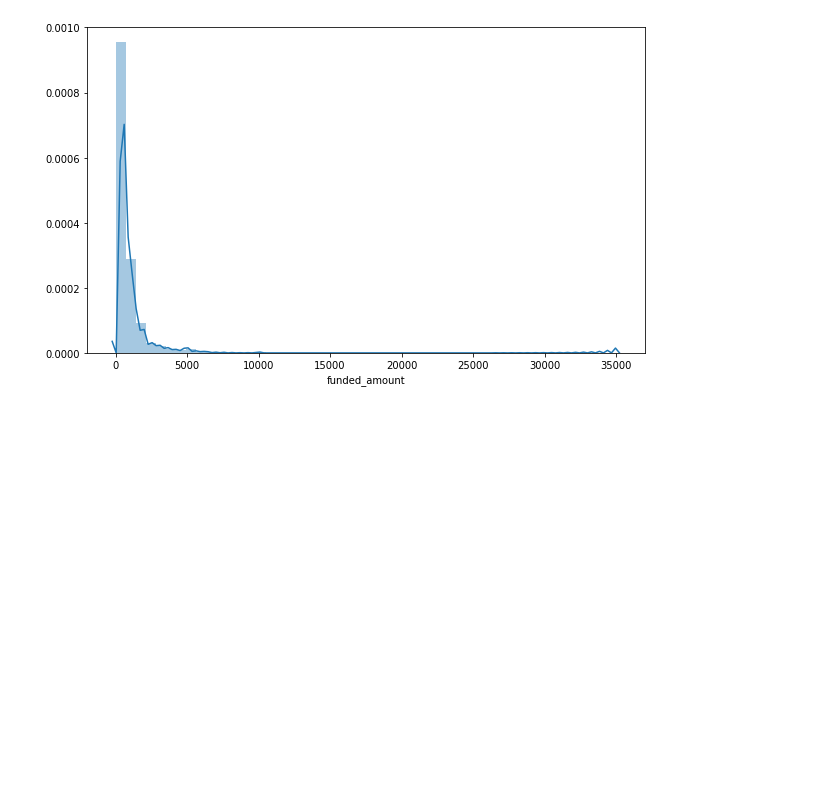
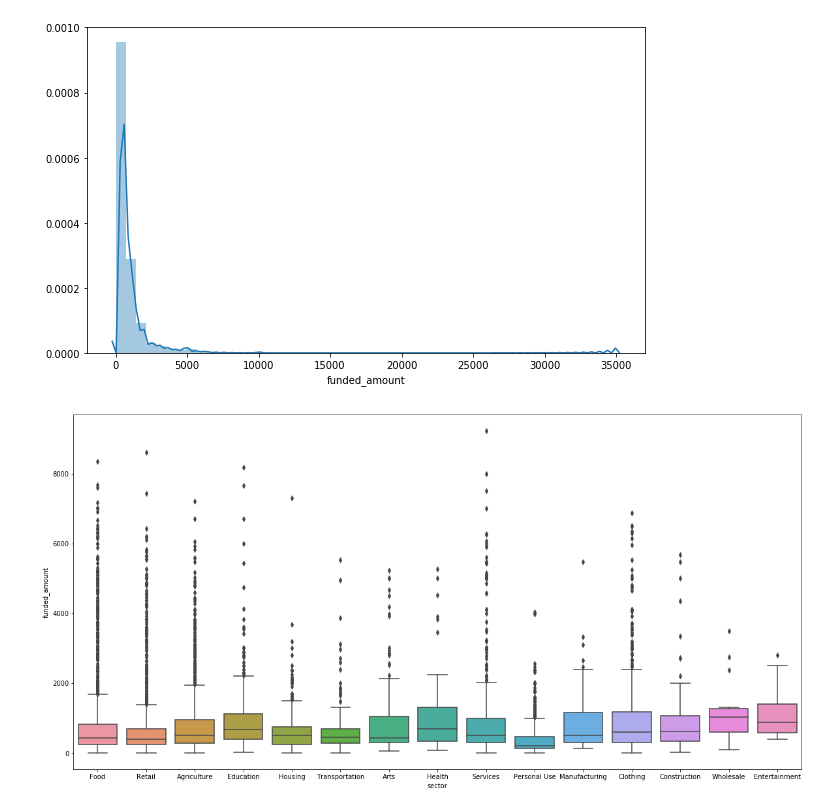
Before and after one commit to feng443/RUDS-Proj1-Kiva-Crowd-Funding-Visualization, a Jupyter notebook: kiva_data_exploring.ipynb, the cells around one changed output. Drawn from its saved outputs; the diff is of its cells as text; code cells hidden in the pictures; blank space fills up the shorter version.

```diff
--- a/kiva_data_exploring.ipynb
+++ b/kiva_data_exploring.ipynb
@@ -64,6 +68,17 @@ sns.distplot(
 plt.show()
 # %% [output]
 [figure]
+# %%
+figure, ax = plt.subplots(figsize=(20,10))
+
+sns.boxplot(
+    x='sector',
+    y='funded_amount',
+    #orient="h",
+    data=df[df['funded_amount'] < 10000])
+plt.show()
+# %% [output]
+[figure, added]
 # %%
 figure, ax = plt.subplots(figsize=(10,30))
 
```
Also changed, not shown: parts of 3 cells of this notebook.
